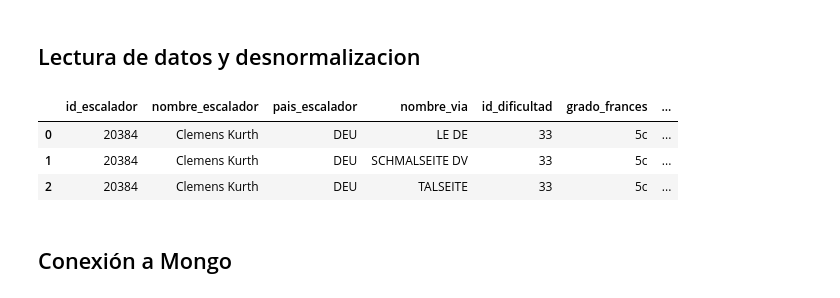
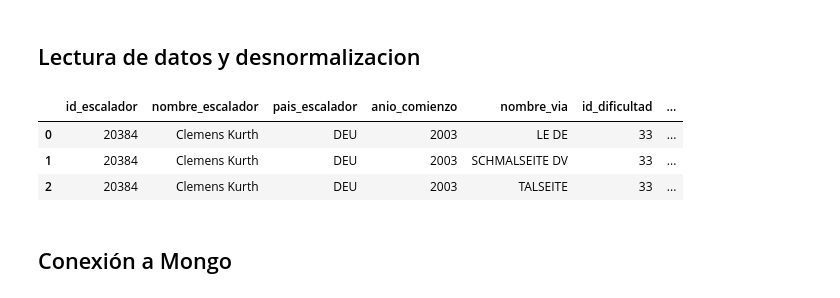
Before and after one commit to jmsanchezff/datahack_practica_bbdd, a Jupyter notebook: MongoDB.ipynb, the cells around one changed output. Drawn from its saved outputs; the diff is of its cells as text; code cells hidden in the pictures.

```diff
--- a/MongoDB.ipynb
+++ b/MongoDB.ipynb
@@ -5,37 +5,37 @@
 # %%
 import pandas as pd
 
 df_dificultades = pd.read_csv("./data/dificultades.csv",encoding='utf-8');
 df_encadenamientos = pd.read_csv("./data/tipos_encadenamiento.csv", encoding='utf-8');
 df_escaladores = pd.read_csv("./data/escaladores_lite_2017.csv", encoding='utf-8');
 df_ascensos = pd.read_csv("./data/ascensos_lite_2017.csv", encoding='utf-8');
 
 df_ascensos = pd.merge(df_ascensos, df_encadenamientos, on = ['id_tipo_encadenamiento'], how = 'inner')
 df_ascensos = pd.merge(df_ascensos, df_dificultades, on = ['id_dificultad'], how = 'inner');
 df_ascensos = pd.merge(df_ascensos, df_escaladores, on = ['id_escalador'], how = 'inner');
 
 # Renombrar campos por claridad (el merge auto-asigna nombres a campos repetidos)
 df_ascensos = df_ascensos.rename(
     columns={
         'nombre': 'nombre_escalador',
         'ciudad':'ciudad_escalador',
         'pais_y': 'pais_escalador',
         'comienzo': 'anio_comienzo',
         'pais_x': 'pais_risco'});
 
 
 # Filtro las columnas de ascensos dejando solo aquellas que interesan
-columnas = ['id_escalador', 'nombre_escalador','pais_escalador',
+columnas = ['id_escalador', 'nombre_escalador','pais_escalador', 'anio_comienzo',
             'nombre_via', 'id_dificultad', 'grado_frances', 'tipo_encadenamiento',
             'risco', 'pais_risco']
 
 df_ascensos = df_ascensos[columnas]
 df_ascensos.head(3)
 # %% [output]
-|  | id_escalador | nombre_escalador | pais_escalador | nombre_via | id_dificultad | grado_frances | ... |
-| 0 | 20384 | Clemens Kurth | DEU | LE DE | 33 | 5c | ... |
-| 1 | 20384 | Clemens Kurth | DEU | SCHMALSEITE DV | 33 | 5c | ... |
-| 2 | 20384 | Clemens Kurth | DEU | TALSEITE | 33 | 5c | ... |
+|  | id_escalador | nombre_escalador | pais_escalador | anio_comienzo | nombre_via | id_dificultad | ... |
+| 0 | 20384 | Clemens Kurth | DEU | 2003 | LE DE | 33 | ... |
+| 1 | 20384 | Clemens Kurth | DEU | 2003 | SCHMALSEITE DV | 33 | ... |
+| 2 | 20384 | Clemens Kurth | DEU | 2003 | TALSEITE | 33 | ... |
 # %% [markdown]
 ## Conexión a Mongo
 # %%
```
Also changed, not shown: parts of 14 cells of this notebook.
